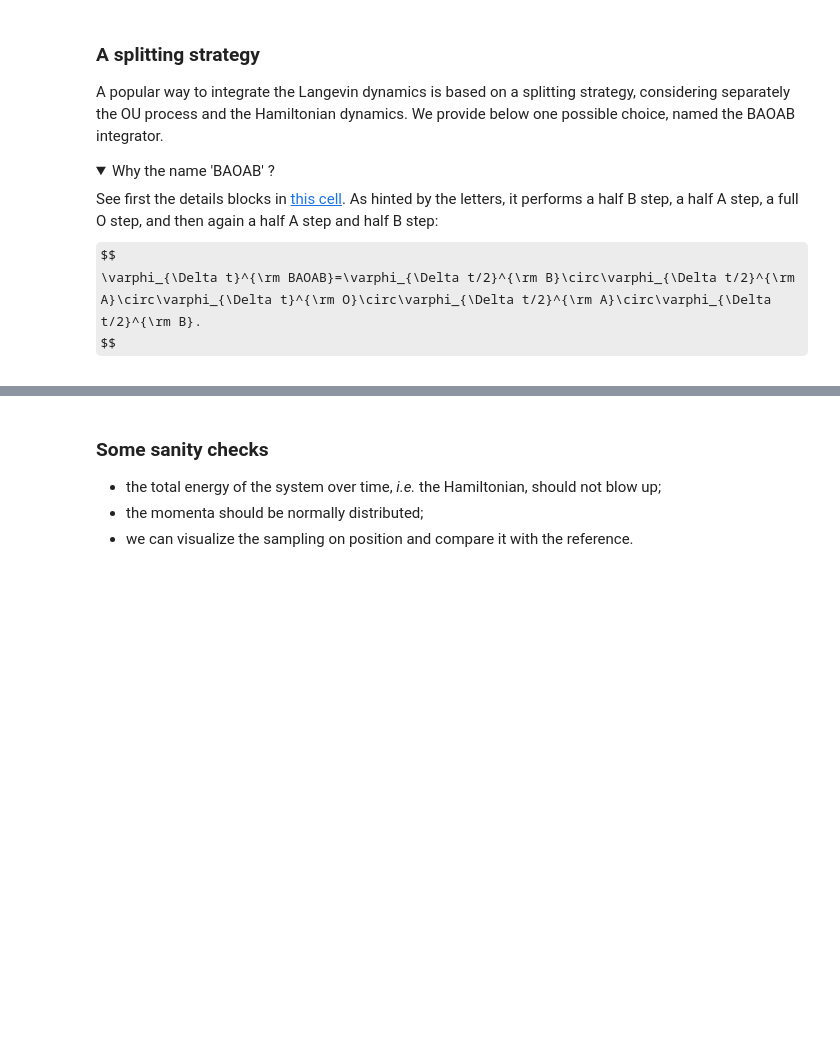
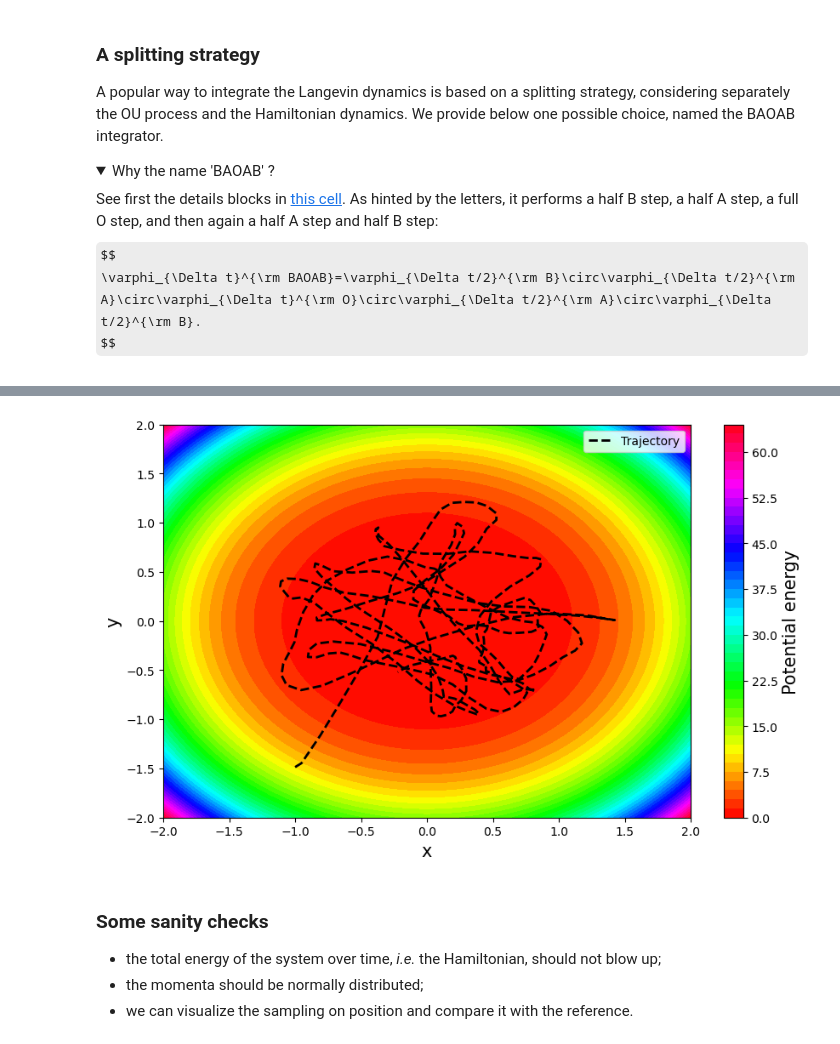
Before and after one commit to shiva-darshan/CECAMSummerSchool2025, a Jupyter notebook: notebooks/equilibrium_sampling_correction.ipynb, the cells around one changed output, grey strips where cells are left out. Drawn from its saved outputs; the diff is of its cells as text; code cells hidden in the pictures; folded sections open; some formulas as TeX source; blank space fills up the shorter version.

```diff
--- a/notebooks/equilibrium_sampling_correction.ipynb
+++ b/notebooks/equilibrium_sampling_correction.ipynb
@@ -539,16 +570,17 @@ y = positions[:,2]
 # %%
 # Plot only beginning of the trajectory
 Nmax = min(300,length(x))
 plt.figure(fig_V)
 # Remove previous data
 for data in ax_V.lines
     data.remove()
 end
 ax_V.plot(x[1:Nmax],y[1:Nmax],label="Trajectory", linestyle="dashed", color="black", linewidth=2)
 # Reset ax limits in case of the previous trajectory went out of the contourf
 ax_V.set_xlim(xmin, xmax)
-ax_V.set_ylim(ymin, ymax)
-display(gcf())
+ax_V.set_ylim(ymin, ymax);
+# %% [output]
+[figure, added]
 # %% [markdown]
 <h3>Some sanity checks</h3>
 
```
Also changed, not shown: parts of 31 cells of this notebook.
